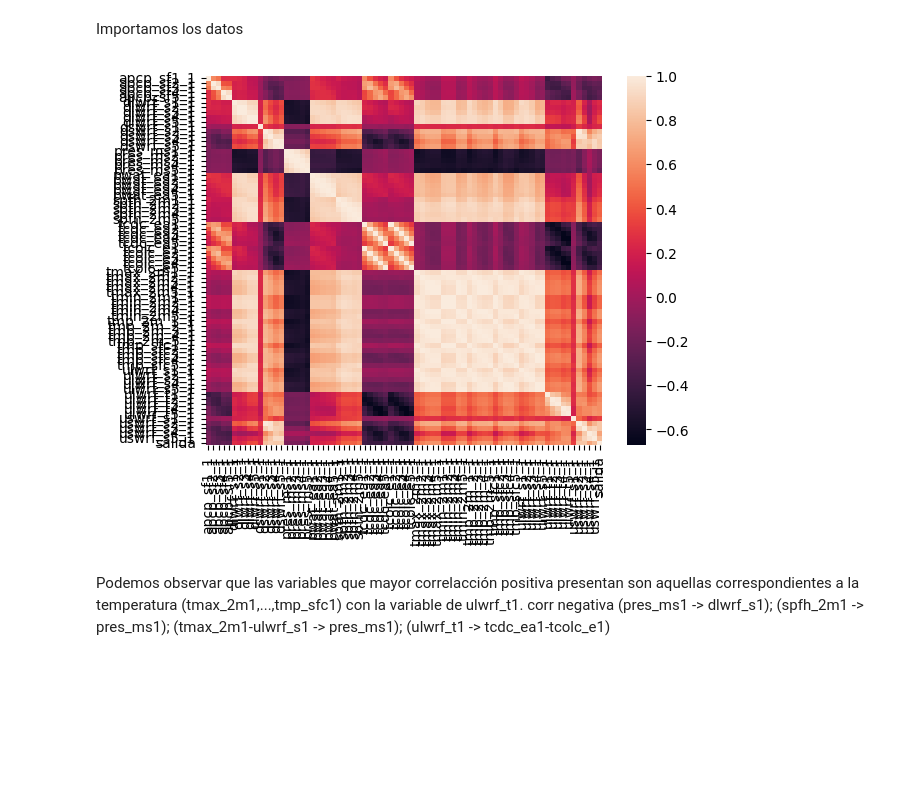
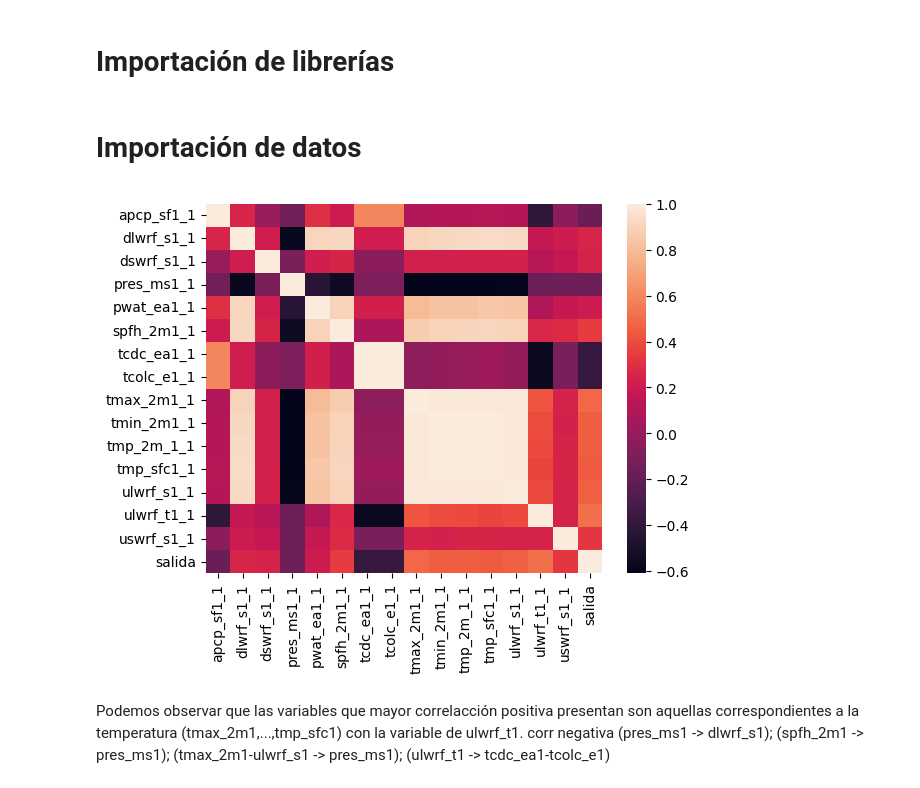
Before and after one commit to valentinacjim/PREDICCION-DE-LA-PRODUCCION-DE-ENERGIA-SOLAR, a Jupyter notebook: part1.ipynb, the cells around one changed output. Saved outputs shown, nothing was run; the diff lists cells and outputs as text; code cells hidden in the pictures; blank space fills up the shorter version.

```diff
--- a/part1.ipynb
+++ b/part1.ipynb
@@ -1,3 +1,5 @@
+# %% [markdown]
+# Importación de librerías
 # %%
 import pandas as pd
 import numpy as np
@@ -7,21 +23,24 @@ import seaborn.objects as so
 # %% [markdown]
-Importamos los datos
+# Importación de datos
 # %%
 
-disp_df = pd.read_csv("datos/disp_st2ns1.txt.bz2",
+df = pd.read_csv("datos/disp_st2ns1.txt.bz2",
     compression="bz2",
     index_col=0)
+
+disp_df = df.copy()
+
 for field in disp_df:
 
     if field[-3] != "i" and int(field[-3]) != 1:
-        #disp_df.drop(field, axis=1, inplace=True)
-        ...
+        disp_df.drop(field, axis=1, inplace=True)
+        # ...
 #make a correlation matrix of the dataframe and show it
 corr = disp_df.corr()
 sns.heatmap(corr, xticklabels=corr.columns, yticklabels=corr.columns)
 plt.show()
 # %% [output]
-[figure, old version]
+[figure, new version]
 # %% [markdown]
 Podemos observar que las variables que mayor correlacción positiva presentan son aquellas correspondientes a la temperatura (tmax_2m1,...,tmp_sfc1) con la variable de ulwrf_t1.
 corr negativa (pres_ms1 -> dlwrf_s1); (spfh_2m1 -> pres_ms1); (tmax_2m1-ulwrf_s1 -> pres_ms1); (ulwrf_t1 -> tcdc_ea1-tcolc_e1)
```
Also changed, not shown: parts of 27 cells of this notebook.
